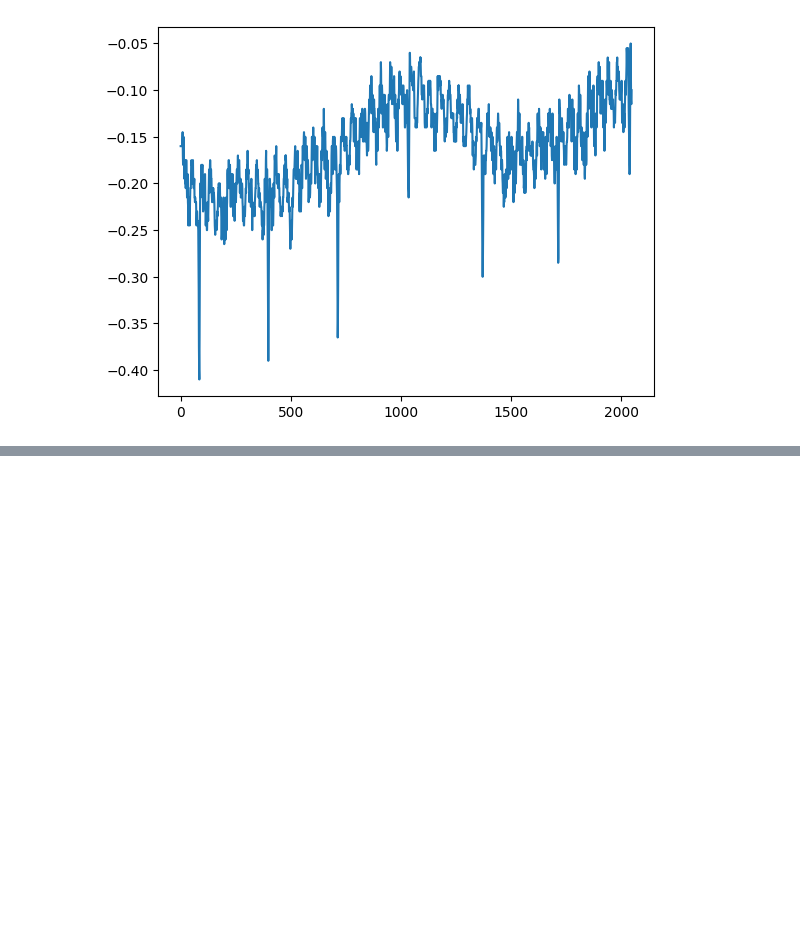
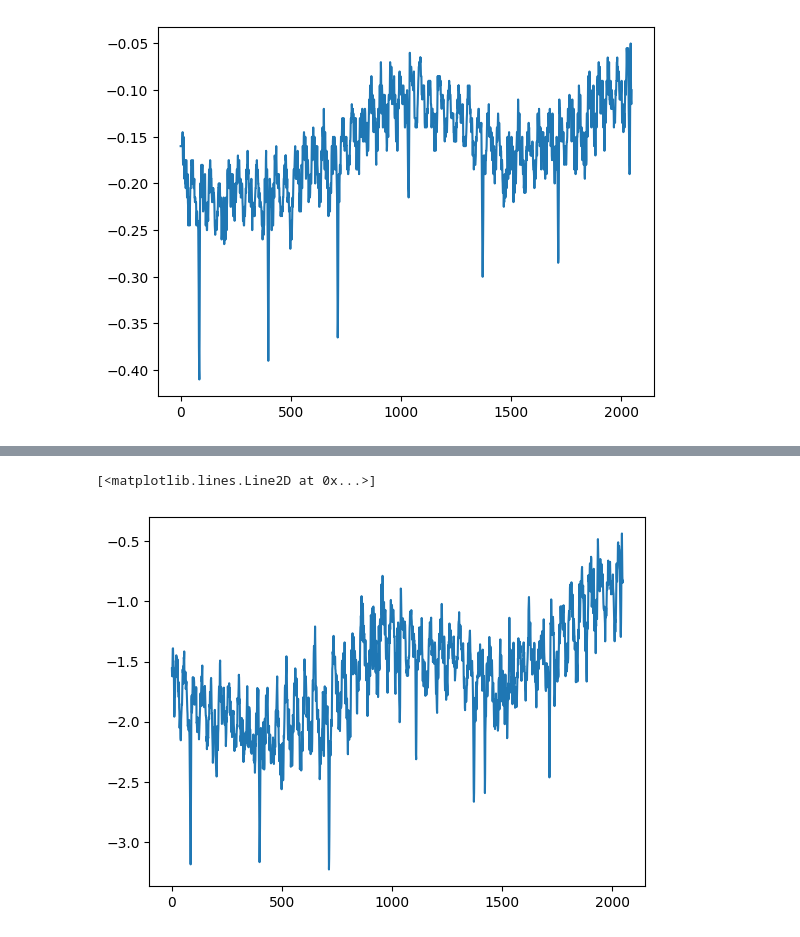
Before and after one commit to anirban21100/MIT-BIH, a Jupyter notebook: notebook-netsec-2024_v2.ipynb, the cells around one changed output, grey strips where cells are left out. Cells and saved outputs as stored; diff of their text form; code cells hidden in the pictures; blank space fills up the shorter version.

```diff
--- a/notebook-netsec-2024_v2.ipynb
+++ b/notebook-netsec-2024_v2.ipynb
@@ -63,6 +55,6 @@ plt.plot(x, train_X[:2048]['V1'].to_list())
 # %%
-#generate UID
-patient_id = generate(3, '', 4, 4, type_of_value = 'int', capital = 'mix', seed = 10).get_key()
+'''B'''
+patient_id = generate(2, '', 4, 4, type_of_value = 'int', capital = 'mix', seed = 10).get_key()
 B = ''.join(format(i, '08b') for i in bytearray(patient_id, encoding ='utf-8'))
 len(B)
 # %% [output]
@@ -182,4 +219,18 @@ def embed(li):
     coeff_li = ifwht([float(i) for i in coeff_li])
 
     return coeff_li
+# %%
+coeff_li = embed(arr_li,bits_list)
+
+coeff_li= [i/1000 for i in coeff_li]
+
+x_ = []
+
+for i in range(len(coeff_li)):
+    x_.append(i)
+
+plt.plot(x_, coeff_li)
+# %% [output]
+[<matplotlib.lines.Line2D at 0x...>]
+[figure, added]
 # %%
```
Also changed, not shown: parts of 21 cells of this notebook.
